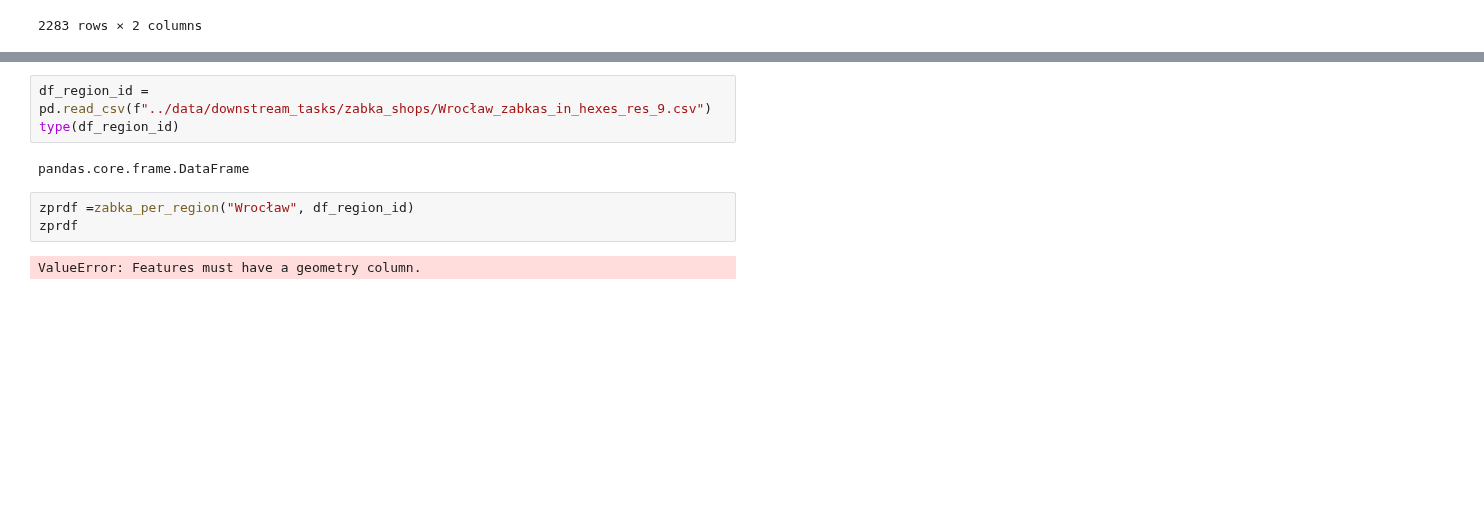
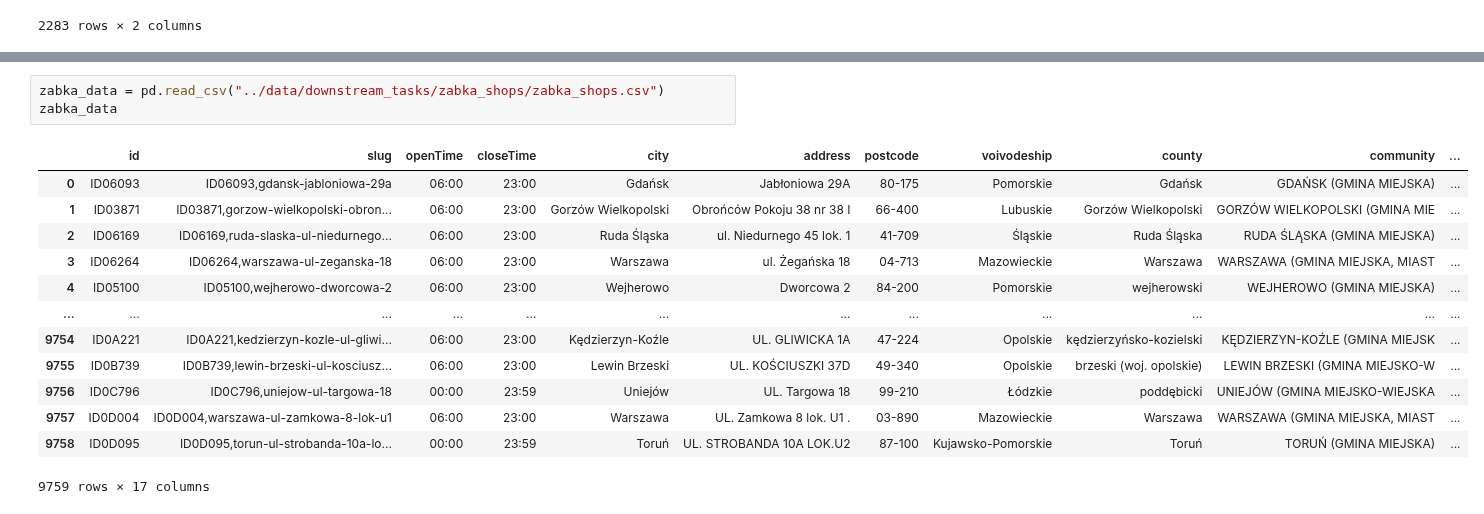
Before and after one commit to StaszekM/gradient, a Jupyter notebook: notebooks/best_models_test.ipynb, the cells around one changed output, grey strips where cells are left out. Saved outputs shown, nothing was run; the diff lists cells and outputs as text; blank space fills up the shorter version.

Commit message:
zabka done

```diff
--- a/notebooks/best_models_test.ipynb
+++ b/notebooks/best_models_test.ipynb
@@ -381,12 +384,19 @@ def zabka_per_region(city, gdf, resolution=9):
 
     return zabka_per_region_df
 # %%
-df_region_id = pd.read_csv(f"../data/downstream_tasks/zabka_shops/Wrocław_zabkas_in_hexes_res_9.csv")
-type(df_region_id)
+zabka_data = pd.read_csv("../data/downstream_tasks/zabka_shops/zabka_shops.csv")
+zabka_data
 # %% [output]
+|  | id | slug | openTime | closeTime | city | address | postcode | voivodeship | county | community | ... |
+| 0 | ID06093 | ID06093,gdansk-jabloniowa-29a | 06:00 | 23:00 | Gdańsk | Jabłoniowa 29A | 80-175 | Pomorskie | Gdańsk | GDAŃSK (GMINA MIEJSKA) | ... |
+| 1 | ID03871 | ID03871,gorzow-wielkopolski-obron... | 06:00 | 23:00 | Gorzów Wielkopolski | Obrońców Pokoju 38 nr 38 I | 66-400 | Lubuskie | Gorzów Wielkopolski | GORZÓW WIELKOPOLSKI (GMINA MIE | ... |
+| 2 | ID06169 | ID06169,ruda-slaska-ul-niedurnego... | 06:00 | 23:00 | Ruda Śląska | ul. Niedurnego 45 lok. 1 | 41-709 | Śląskie | Ruda Śląska | RUDA ŚLĄSKA (GMINA MIEJSKA) | ... |
+| 3 | ID06264 | ID06264,warszawa-ul-zeganska-18 | 06:00 | 23:00 | Warszawa | ul. Żegańska 18 | 04-713 | Mazowieckie | Warszawa | WARSZAWA (GMINA MIEJSKA, MIAST | ... |
+| 4 | ID05100 | ID05100,wejherowo-dworcowa-2 | 06:00 | 23:00 | Wejherowo | Dworcowa 2 | 84-200 | Pomorskie | wejherowski | WEJHEROWO (GMINA MIEJSKA) | ... |
+| ... | ... | ... | ... | ... | ... | ... | ... | ... | ... | ... | ... |
+| 9754 | ID0A221 | ID0A221,kedzierzyn-kozle-ul-gliwi... | 06:00 | 23:00 | Kędzierzyn-Koźle | UL. GLIWICKA 1A | 47-224 | Opolskie | kędzierzyńsko-kozielski | KĘDZIERZYN-KOŹLE (GMINA MIEJSK | ... |
+| 9755 | ID0B739 | ID0B739,lewin-brzeski-ul-kosciusz... | 06:00 | 23:00 | Lewin Brzeski | UL. KOŚCIUSZKI 37D | 49-340 | Opolskie | brzeski (woj. opolskie) | LEWIN BRZESKI (GMINA MIEJSKO-W | ... |
+| 9756 | ID0C796 | ID0C796,uniejow-ul-targowa-18 | 00:00 | 23:59 | Uniejów | UL. Targowa 18 | 99-210 | Łódzkie | poddębicki | UNIEJÓW (GMINA MIEJSKO-WIEJSKA | ... |
+| 9757 | ID0D004 | ID0D004,warszawa-ul-zamkowa-8-lok-u1 | 06:00 | 23:00 | Warszawa | UL. Zamkowa 8 lok. U1 . | 03-890 | Mazowieckie | Warszawa | WARSZAWA (GMINA MIEJSKA, MIAST | ... |
+| 9758 | ID0D095 | ID0D095,torun-ul-strobanda-10a-lo... | 00:00 | 23:59 | Toruń | UL. STROBANDA 10A LOK.U2 | 87-100 | Kujawsko-Pomorskie | Toruń | TORUŃ (GMINA MIEJSKA) | ... |
-pandas.core.frame.DataFrame
+9759 rows × 17 columns
-# %%
-zprdf =zabka_per_region("Wrocław", df_region_id)
-zprdf
-# %% [output]
-ValueError: Features must have a geometry column.
```
Also changed, not shown: parts of 9 cells of this notebook, 1 other file.
